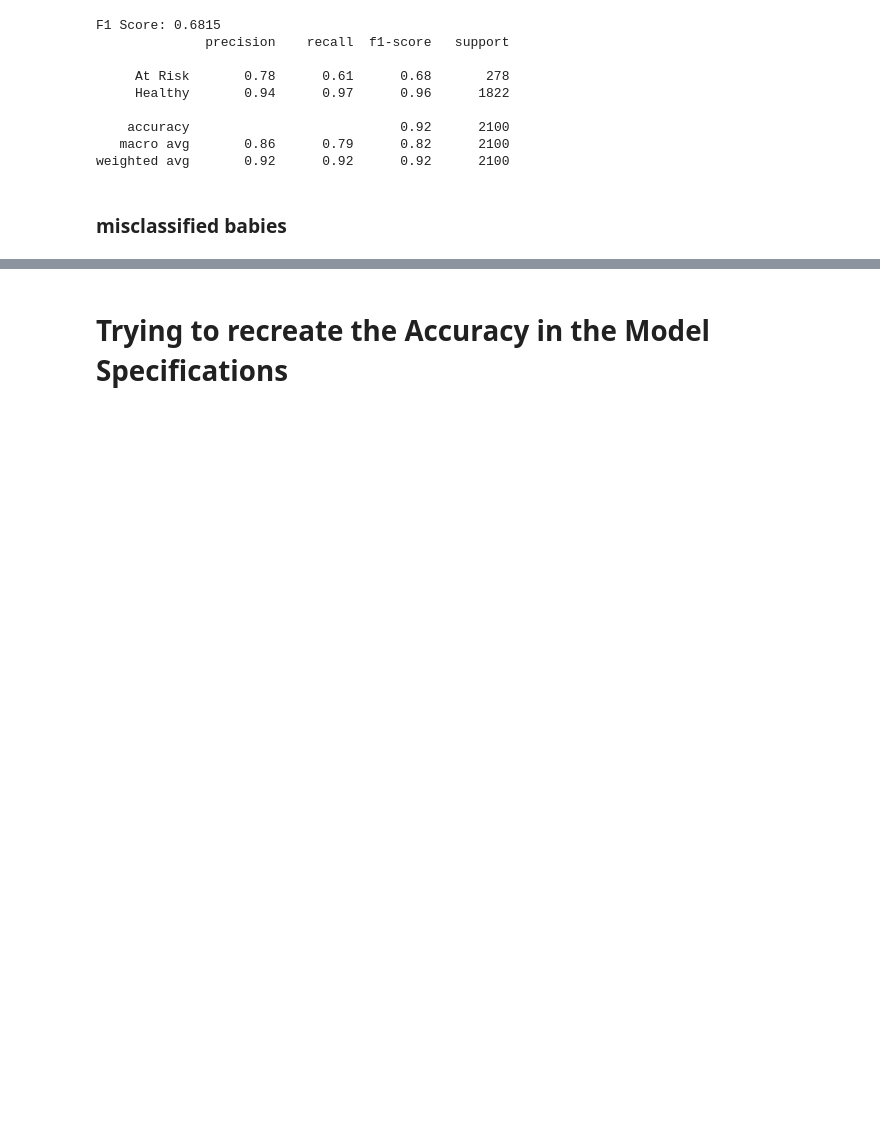
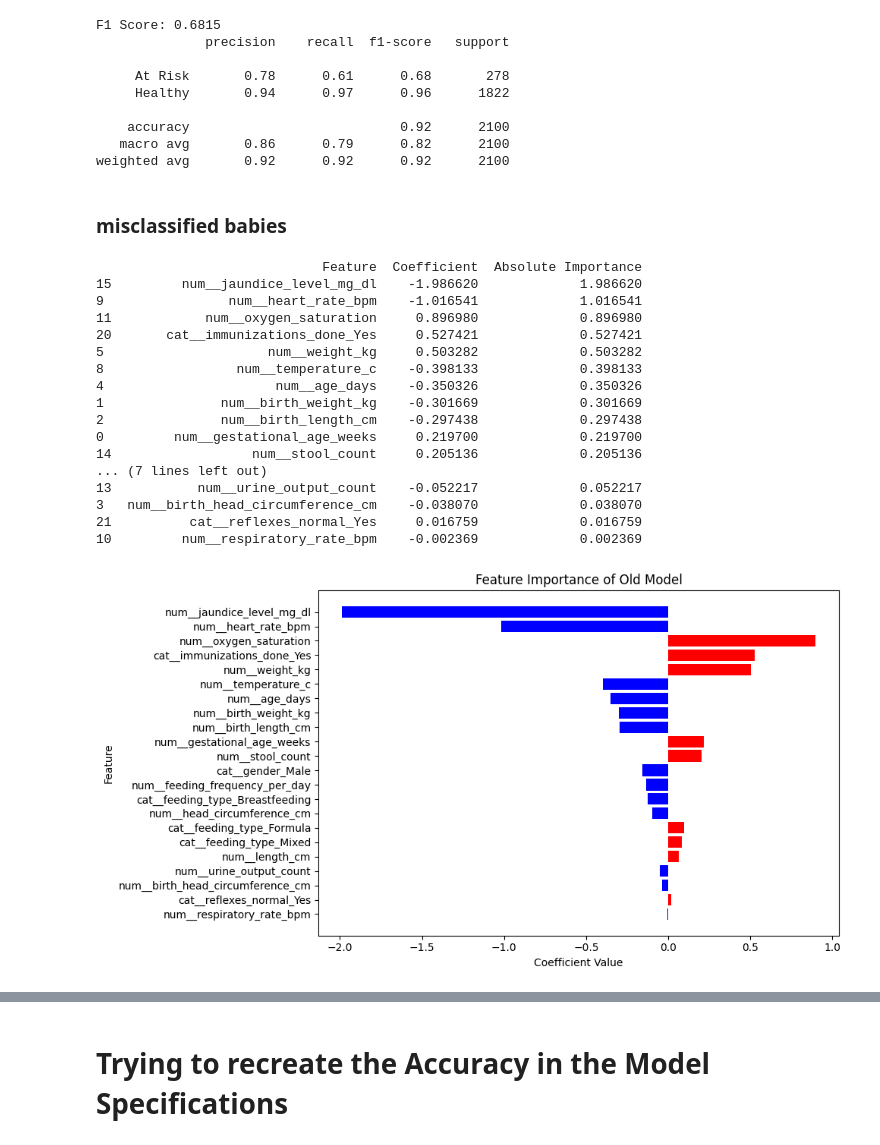
Before and after one commit to R-Vel/ML_Lab2, a Jupyter notebook: ML2 Lab 2.ipynb, the cells around one changed output, grey strips where cells are left out. Drawn from its saved outputs; the diff is of its cells as text; code cells hidden in the pictures; blank space fills up the shorter version.

```diff
--- a/ML2 Lab 2.ipynb
+++ b/ML2 Lab 2.ipynb
@@ -83,7 +83,7 @@ then define what Apgar is and why it's probably null
 # -----------------------------
 # Load pipeline (preprocess + LogisticRegression)
 # -----------------------------
-pipe = load("model.joblib")
+pipe = load("old_model.joblib")
 
 pipe
 # %% [output]
@@ -218,3 +228,64 @@ F1 Score: 0.6815
 weighted avg       0.92      0.92      0.92      2100
 # %% [markdown]
 ### misclassified babies
+# %%
+# -----------------------------
+# Feature Importance (All Features)
+# -----------------------------
+import numpy as np
+import pandas as pd
+import matplotlib.pyplot as plt
+
+# Extract the trained Logistic Regression model
+logreg = pipe.named_steps['clf']
+
+# Get feature names after preprocessing
+feature_names = pipe.named_steps['preprocess'].get_feature_names_out()
+
+# Get coefficients from Logistic Regression
+coefs = logreg.coef_[0]
+
+# Combine into a DataFrame
+feat_importance = pd.DataFrame({
+    'Feature': feature_names,
+    'Coefficient': coefs,
+    'Absolute Importance': np.abs(coefs)
+}).sort_values('Absolute Importance', ascending=False)
+
+# Print all features sorted by importance
+pd.set_option('display.max_rows', None)
+print(feat_importance)
+
+# -----------------------------
+# Plot all feature coefficients
+# -----------------------------
+plt.figure(figsize=(10, len(feat_importance) * 0.25))  # dynamic height
+plt.barh(
+    feat_importance['Feature'][::-1],
+    feat_importance['Coefficient'][::-1],
+    color=['red' if c > 0 else 'blue' for c in feat_importance['Coefficient'][::-1]]
+)
+plt.title('Feature Importance of Old Model')
+plt.xlabel('Coefficient Value')
+plt.ylabel('Feature')
+plt.tight_layout()
+plt.show()
+# %% [output]
+                             Feature  Coefficient  Absolute Importance
+15         num__jaundice_level_mg_dl    -1.986620             1.986620
+9                num__heart_rate_bpm    -1.016541             1.016541
+11            num__oxygen_saturation     0.896980             0.896980
+20       cat__immunizations_done_Yes     0.527421             0.527421
+5                     num__weight_kg     0.503282             0.503282
+8                 num__temperature_c    -0.398133             0.398133
+4                      num__age_days    -0.350326             0.350326
+1               num__birth_weight_kg    -0.301669             0.301669
+2               num__birth_length_cm    -0.297438             0.297438
+0         num__gestational_age_weeks     0.219700             0.219700
+14                  num__stool_count     0.205136             0.205136
+... (7 lines left out)
+13           num__urine_output_count    -0.052217             0.052217
+3   num__birth_head_circumference_cm    -0.038070             0.038070
+21          cat__reflexes_normal_Yes     0.016759             0.016759
+10         num__respiratory_rate_bpm    -0.002369             0.002369
+[figure, added]
```
Also changed, not shown: parts of 6 cells of this notebook, 4 other files.
